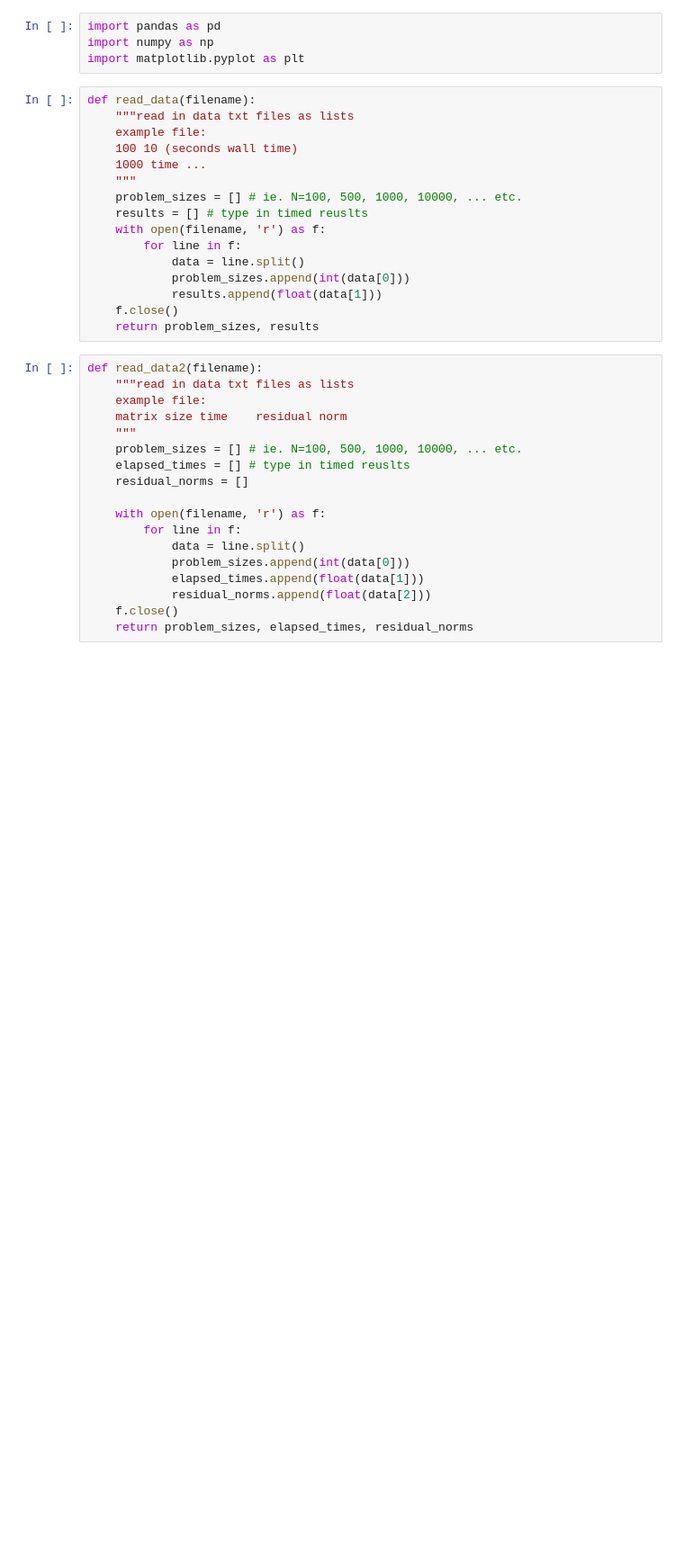
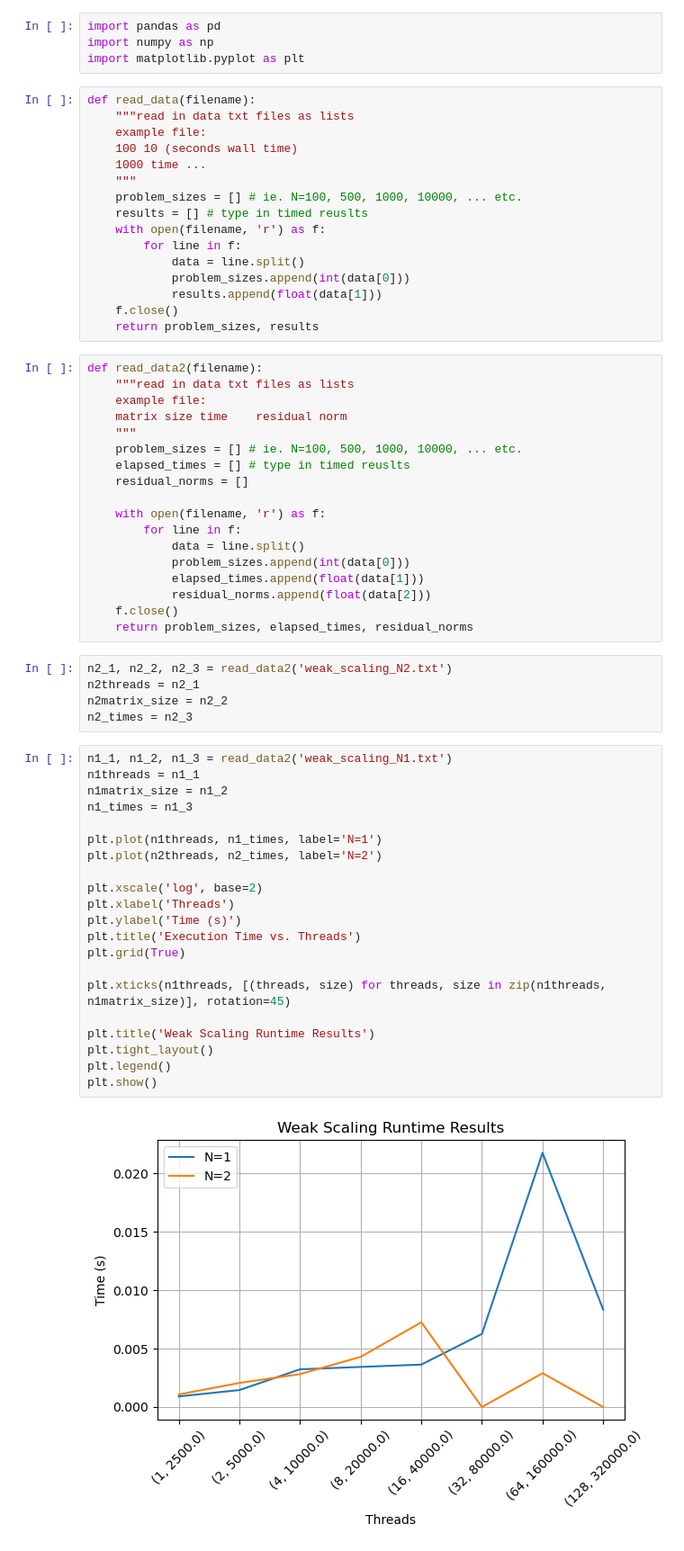
Before and after one commit to jaycee-pang/HW4, a Jupyter notebook: plots.ipynb, the cells around one changed output. Shown at 90% size. Saved outputs shown, nothing was run; the diff lists cells and outputs as text; blank space fills up the shorter version.

Commit message:
last results

```diff
--- a/plots.ipynb
+++ b/plots.ipynb
@@ -36,3 +36,31 @@ def read_data2(filename):
             residual_norms.append(float(data[2]))
     f.close()
     return problem_sizes, elapsed_times, residual_norms
+# %%
+n2_1, n2_2, n2_3 = read_data2('weak_scaling_N2.txt')
+n2threads = n2_1
+n2matrix_size = n2_2
+n2_times = n2_3
+# %%
+n1_1, n1_2, n1_3 = read_data2('weak_scaling_N1.txt')
+n1threads = n1_1
+n1matrix_size = n1_2
+n1_times = n1_3
+
+plt.plot(n1threads, n1_times, label='N=1')
+plt.plot(n2threads, n2_times, label='N=2')
+
+plt.xscale('log', base=2)
+plt.xlabel('Threads')
+plt.ylabel('Time (s)')
+plt.title('Execution Time vs. Threads')
+plt.grid(True)
+
+plt.xticks(n1threads, [(threads, size) for threads, size in zip(n1threads, n1matrix_size)], rotation=45)
+
+plt.title('Weak Scaling Runtime Results')
+plt.tight_layout()
+plt.legend()
+plt.show()
+# %% [output]
+[figure, added]
```
Also changed, not shown: parts of 1 cell of this notebook, 2 other files.
